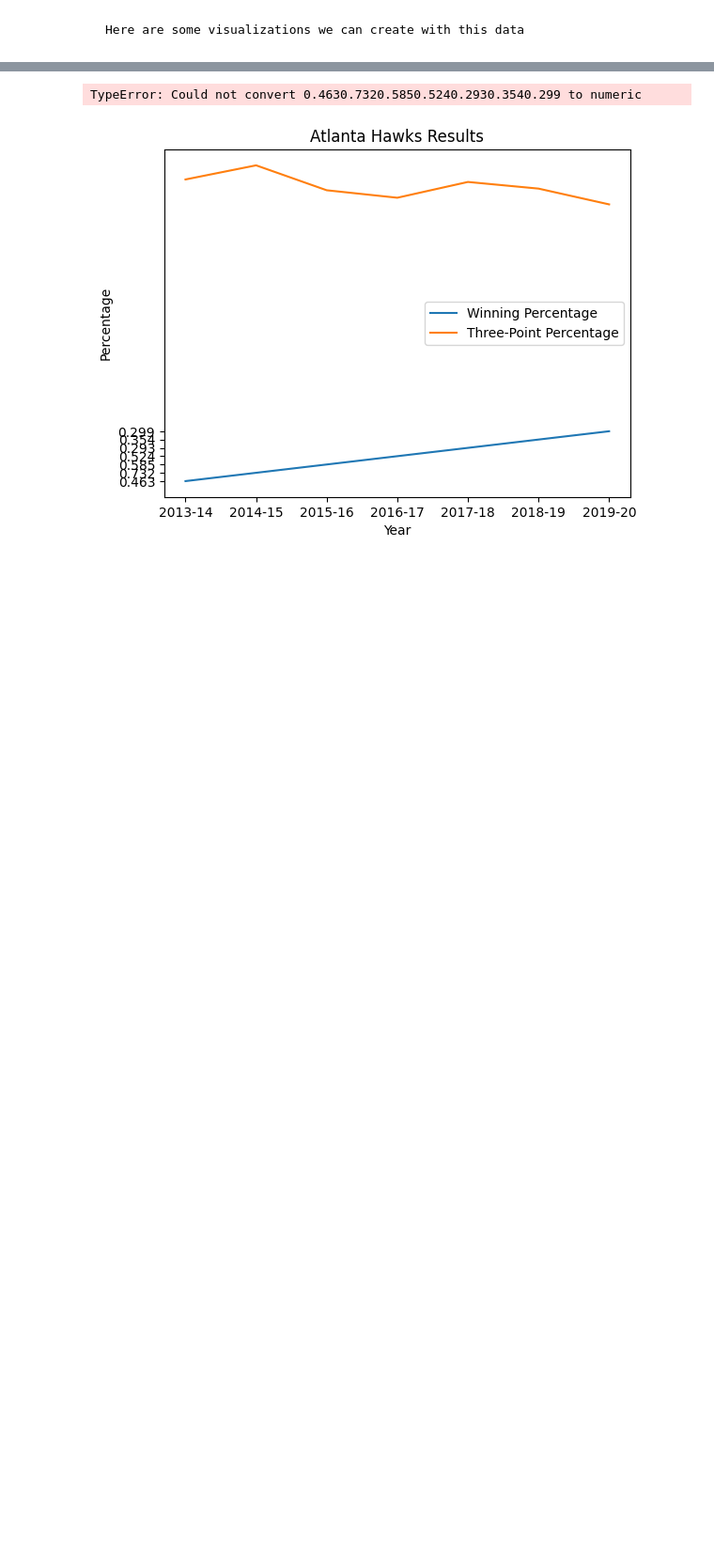
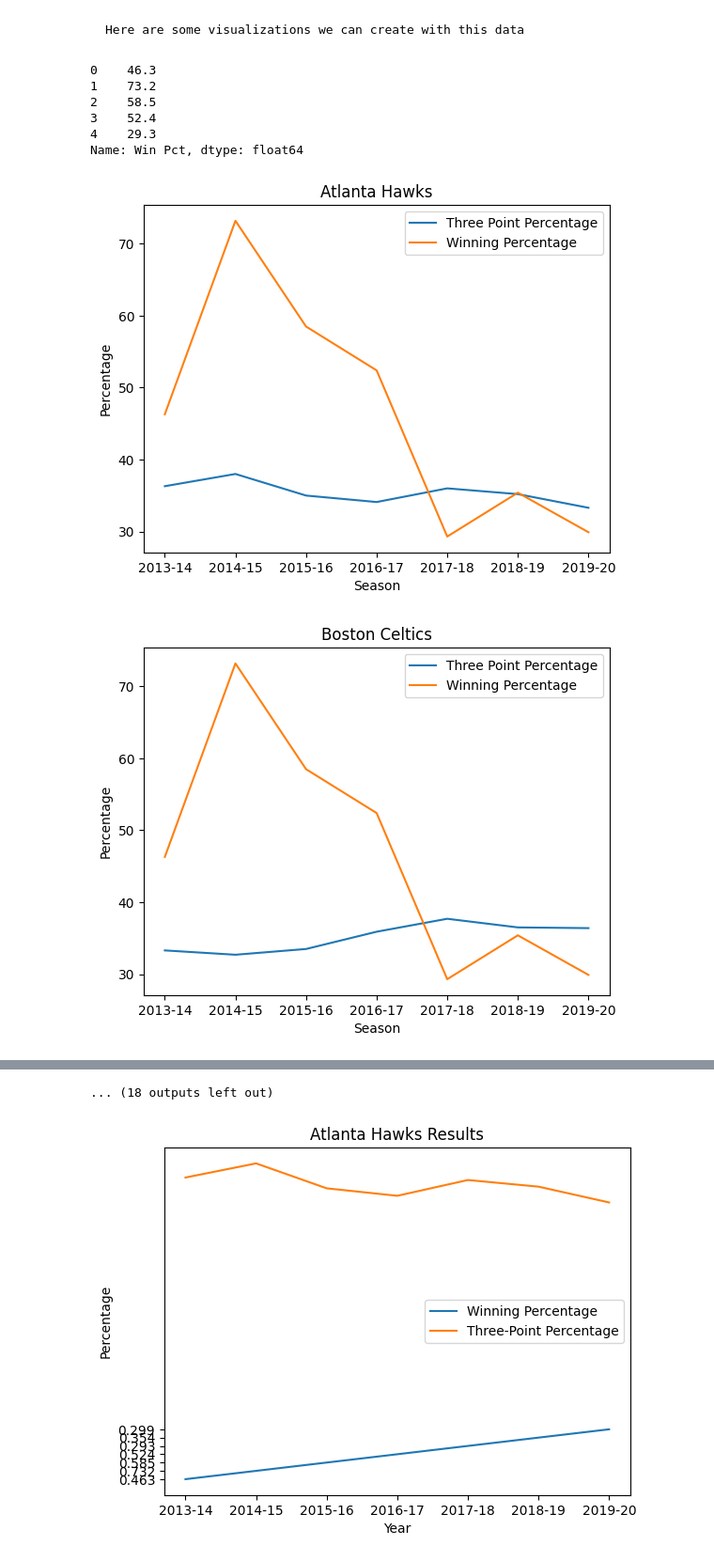
Before and after one commit to bzemedku98/INST447-Group-7---NBA-3-Point-Shooting, a Jupyter notebook: 3P Shots.ipynb, the cells around one changed output, grey strips where cells are left out. Shown at 94% size. Saved outputs shown, nothing was run; the diff lists cells and outputs as text; code cells hidden in the pictures; blank space fills up the shorter version.

Commit message:
Visualization Updates

```diff
--- a/3P Shots.ipynb
+++ b/3P Shots.ipynb
@@ -259,10 +259,51 @@ Name: count, dtype: int64
     Here are some visualizations we can create with this data
 # %%
 #fixed_merge
-#fixed_merge=fixed_merge['3P%'] = pd.to_numeric(fixed_merge['3P%'])
+fixed_merge['3P%'] = pd.to_numeric(fixed_merge['3P%'])
 #fixed_merge =fixed_merge['3PA'] = pd.to_numeric( fixed_merge['3PA'])
 #fixed_mergedf =fixed_merge['3PM'] = pd.to_numeric( fixed_merge['3PM'])
 #fixed_mergedf =fixed_merge['3P% share in Total Points'] = pd.to_numeric( fixed_merge['3P% share in Total Points'])
 #fixed_merge =fixed_merge['Win Pct'] = pd.to_numeric( fixed_merge['Win Pct'])
 # %%
-#fixed_merge=fixed_merge['Win Pct'] = pd.to_numeric( fixed_merge['Win Pct'])
+fixed_merge['Win Pct'] = pd.to_numeric( fixed_merge['Win Pct'])
+# %%
+fixed_merge['Win Pct'] = fixed_merge ["Win Pct"] * 100
+# %%
+fixed_merge["Win Pct"].head()
+# %% [output]
+0    46.3
+1    73.2
+2    58.5
+3    52.4
+4    29.3
+Name: Win Pct, dtype: float64
+# %%
+for team in  fixed_merge['Team'].unique():
+
+    team_data = fixed_merge[fixed_merge['Team'] == team]
+
+
+    x = team_data['Year']
+    y1 = team_data['3P%']
+    y2 = team_data['Win Pct']
+
+
+    fig, ax = plt.subplots()
+
+
+    ax.plot(x, y1, label='Three Point Percentage')
+    ax.plot(x, y2, label='Winning Percentage')
+
+
+    ax.set_title(team)
+    ax.set_xlabel('Season')
+    ax.set_ylabel('Percentage')
+
+
+    ax.legend()
+
+
+    plt.show()
+# %% [output]
+[figure, added]
+[figure, added]
@@ -269 +320,2 @@ Name: count, dtype: int64
+... (18 outputs left out)
 # %%
@@ -278,36 +330,6 @@ import matplotlib.pyplot as plt
 #fixed_merge.plot.line(x='Team', y=['3P%'])
 #fixed_merge.plot()
 #fixed_merge.plot(x="Team"=='Los Angeles Lakers', y=["3PM"], kind="bar", figsize=(100, 30))
-# %%
-import pandas as pd
-import matplotlib.pyplot as plt
-
-
-group_df = fixed_merge.groupby('Team')
-
-avg_3p = group_df["3P%"].mean()
-avg_wp = group_df["Win Pct"].mean()
-
-for team, group in group_df:
-
-    fig, ax = plt.subplots()
-
-
-    ax.plot(group['Year'], group['avg_wp'], label='Winning Percentage')
-    ax.plot(group['Year'], group['avg_3p'], label='Three-Point Percentage')
-
-
-    ax.set_title(f'{team} Results')
-    ax.set_xlabel('Year')
-    ax.set_ylabel('Percentage')
-
-
-    ax.legend()
-
-
-    plt.show()
-# %% [output]
-TypeError: Could not convert 0.4630.7320.5850.5240.2930.3540.299 to numeric
 # %%
 import pandas as pd
 import matplotlib.pyplot as plt
```
Also changed, not shown: parts of 2 cells of this notebook.
